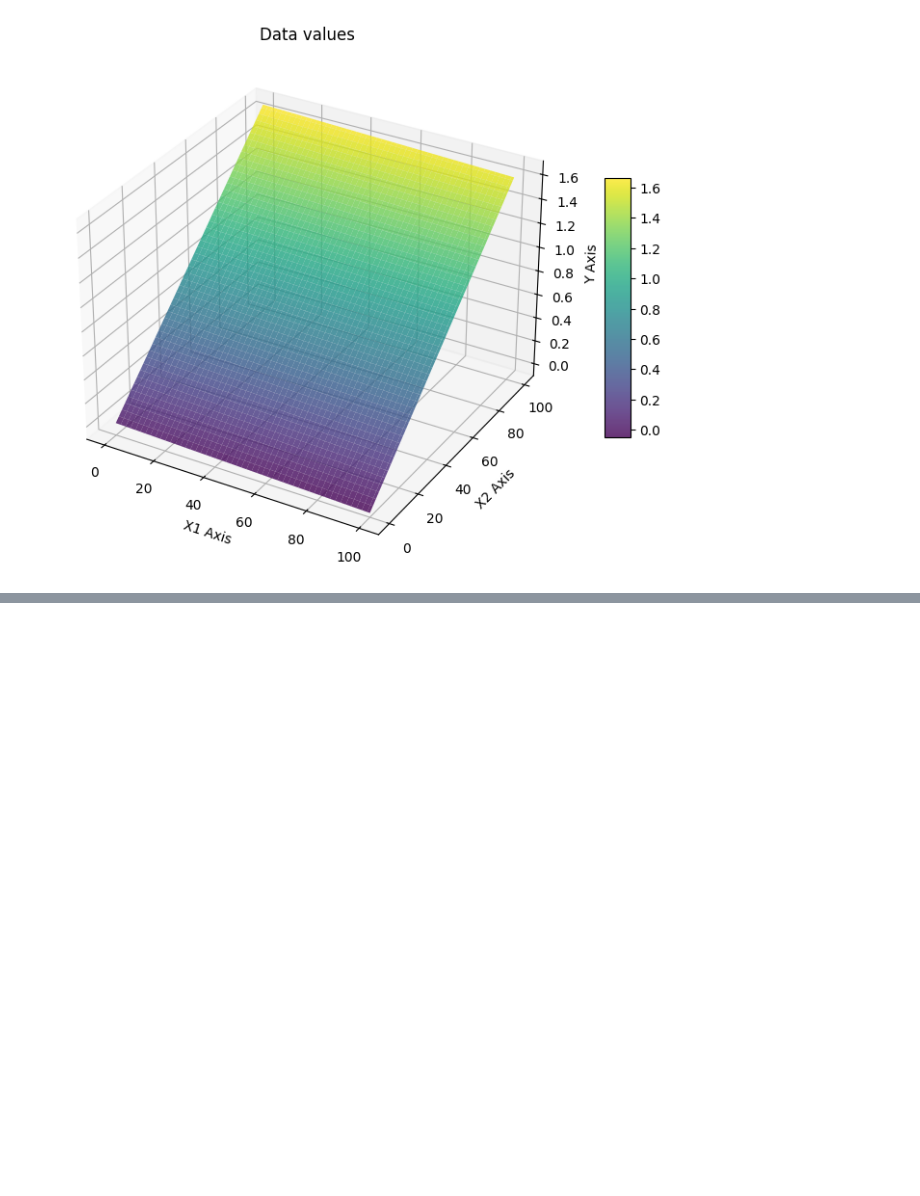
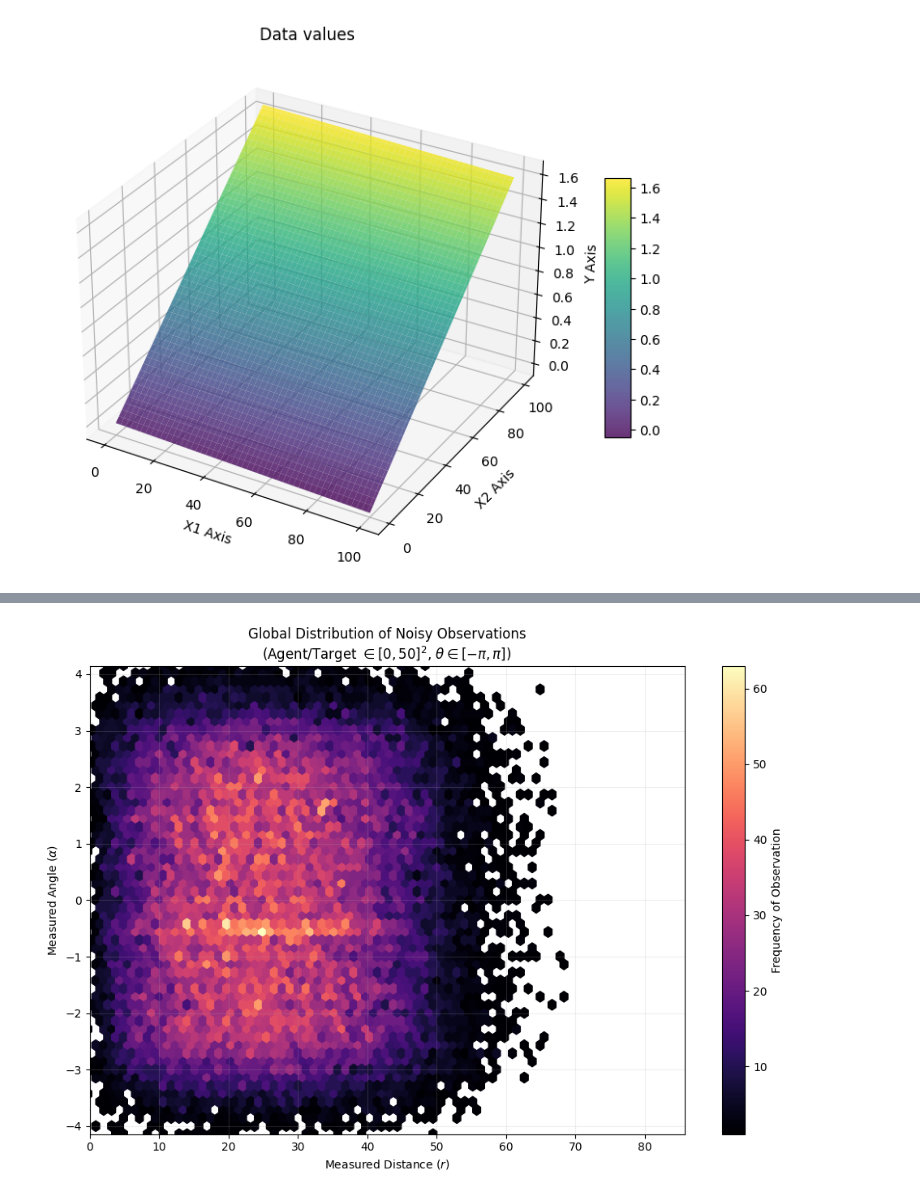
Before and after one commit to sjwjames/mcaia, a Jupyter notebook: ttenv/dqn/experiments/test.ipynb, the cells around one changed output, grey strips where cells are left out. Drawn from its saved outputs; the diff is of its cells as text; code cells hidden in the pictures; blank space fills up the shorter version.

```diff
--- a/ttenv/dqn/experiments/test.ipynb
+++ b/ttenv/dqn/experiments/test.ipynb
@@ -193,0 +299,76 @@ def updateVals(index,x,radius,vals,n_neighbors,alpha):
+# %%
+import numpy as np
+import matplotlib.pyplot as plt
+
+# --- Your Functions ---
+def cartesian2polar(xy):
+    r = np.sqrt(np.sum(xy ** 2))
+    alpha = np.arctan2(xy[1], xy[0])
+    return r, alpha
+
+def transform_2d(vec, theta_base, xy_base=[0.0, 0.0]):
+    assert (len(vec) == 2)
+    return np.matmul([[np.cos(theta_base), np.sin(theta_base)],
+                      [-np.sin(theta_base), np.cos(theta_base)]],
+                     vec - np.array(xy_base))
+
+def relative_distance_polar(xy_target, xy_base, theta_base):
+    xy_target_base = transform_2d(xy_target, theta_base, xy_base)
+    return cartesian2polar(xy_target_base)
+
+def observation_noise(z):
+    obs_noise_cov = np.array([[abs(.1 * z[0] + 0.05), 0.0],
+                              [0.0, abs(.1 * z[1] + 0.05)]])
+    return obs_noise_cov
+
+def observation(target, agent):
+    r, alpha = relative_distance_polar(target[:2],
+                                       xy_base=agent[:2],
+                                       theta_base=agent[2])
+    z = np.array([r, alpha])
+    # Note: Multivariate normal expects covariance, so we use observation_noise directly
+    z += np.random.multivariate_normal(np.zeros(2, ), observation_noise(z))
+    return z
+
+# --- Generate Data Across Varying States ---
+num_samples = 50000  # High sample count for a smooth density plot
+sampled_r = np.zeros(num_samples)
+sampled_alpha = np.zeros(num_samples)
+
+# Sample uniform random states based on your bounds
+for i in range(num_samples):
+    # Agent: x in [0, 50], y in [0, 50], theta in [-pi, pi]
+    agent = np.array([np.random.uniform(0, 50),
+                      np.random.uniform(0, 50),
+                      np.random.uniform(-np.pi, np.pi)])
+
+    # Target: x in [0, 50], y in [0, 50]
+    target = np.array([np.random.uniform(0, 50),
+                       np.random.uniform(0, 50)])
+
+    # Get the noisy observation
+    obs = observation(target, agent)
+    sampled_r[i] = obs[0]
+    sampled_alpha[i] = obs[1]
+
+# --- Plotting the Global Distribution ---
+fig, ax = plt.subplots(figsize=(10, 7))
+
+# A hexbin plot is excellent for visualizing dense 2D distributions
+hb = ax.hexbin(sampled_r, sampled_alpha, gridsize=60, cmap='magma', mincnt=1)
+cb = fig.colorbar(hb, ax=ax, label='Frequency of Observation')
+
+ax.set_title("Global Distribution of Noisy Observations\n(Agent/Target $\in [0,50]^2$, $\\theta \in [-\\pi, \\pi]$)")
+ax.set_xlabel('Measured Distance ($r$)')
+ax.set_ylabel('Measured Angle ($\\alpha$)')
+
+# Setting limits slightly beyond the theoretical max/min to show noise bleed
+max_theoretical_r = np.sqrt(50**2 + 50**2) # ~70.7
+ax.set_xlim(0, max_theoretical_r + 15)
+ax.set_ylim(-np.pi - 1, np.pi + 1)
+
+plt.grid(True, alpha=0.2)
+plt.tight_layout()
+plt.show()
+# %% [output]
+[figure, added]
```
Also changed, not shown: parts of 13 cells of this notebook, 10 other files.
